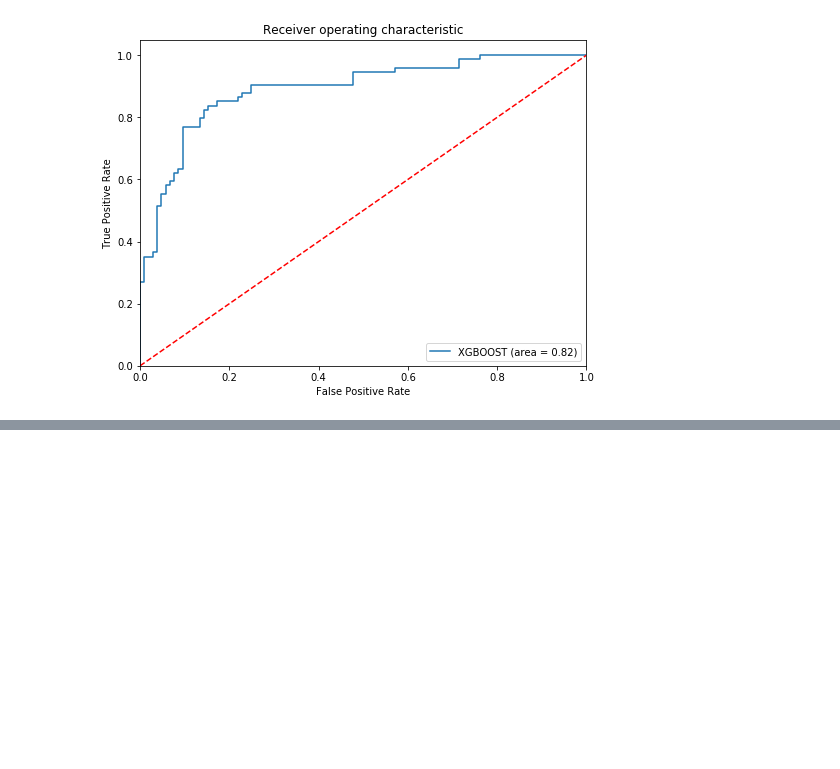
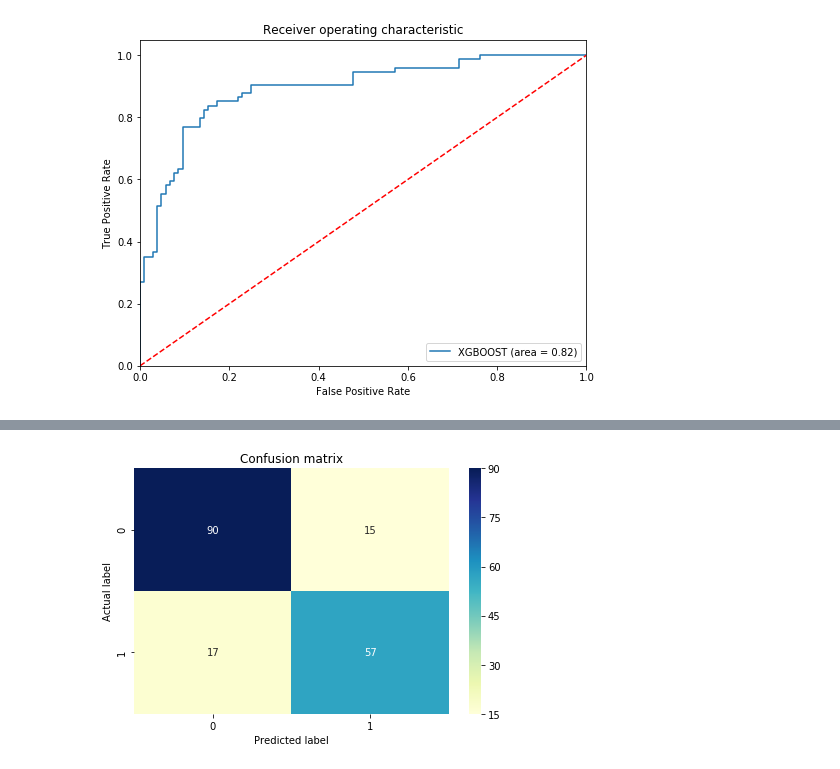
Before and after one commit to MinhazBicon/Titanic, a Jupyter notebook: Machine_learning_models_mod_1_dataset.ipynb, the cells around one changed output, grey strips where cells are left out. Saved outputs shown, nothing was run; the diff lists cells and outputs as text; code cells hidden in the pictures; blank space fills up the shorter version.

```diff
--- a/Machine_learning_models_mod_1_dataset.ipynb
+++ b/Machine_learning_models_mod_1_dataset.ipynb
@@ -681,0 +758,2 @@ plt.show()
+# %%
+clf_knn,pred_knn = Model(X=X_train,y=y_train,algorithm=KNeighborsClassifier(),test=X_test)
@@ -681,0 +781,4 @@ plt.show()
+# %%
+heatmap_cm(pd.DataFrame(confusion_matrix(y_test,pred_knn)))
+# %% [output]
+[figure, added]
```
Also changed, not shown: parts of 46 cells of this notebook, 1 other file.
